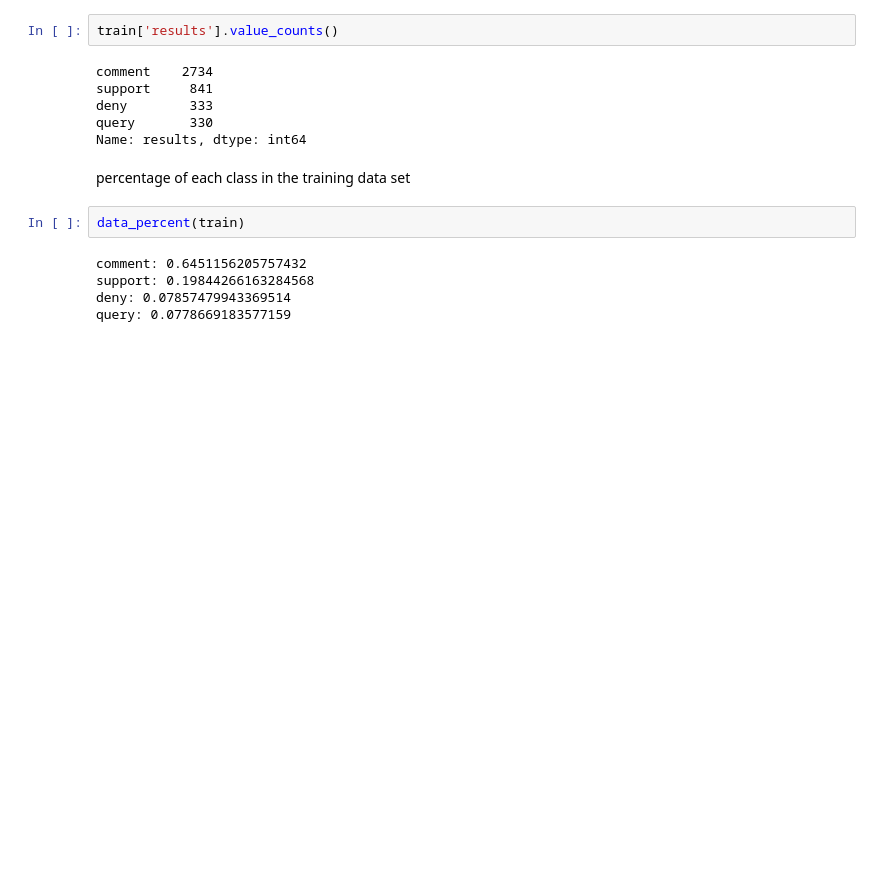
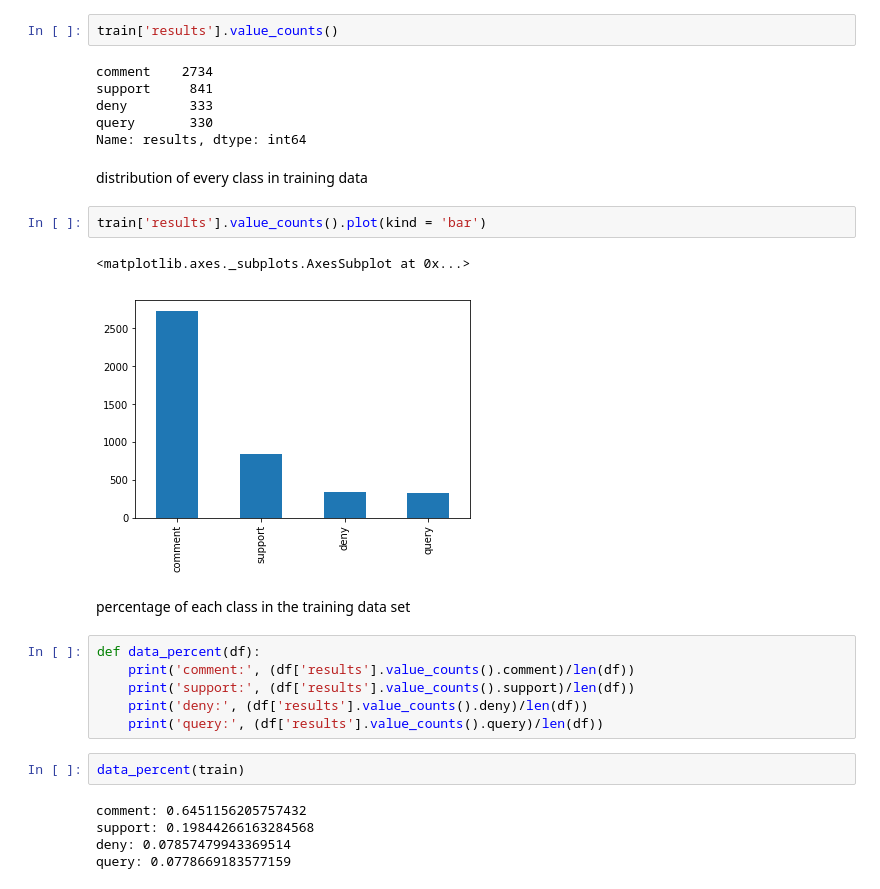
Before and after one commit to NicoleLam/NLP-text-classification, a Jupyter notebook: data_analysis.ipynb, the cells around one changed output. Drawn from its saved outputs; the diff is of its cells as text; blank space fills up the shorter version.

Commit message:
update data analysis notebook
add error analysis on dev data and add data visualization

```diff
--- a/data_analysis.ipynb
+++ b/data_analysis.ipynb
@@ -82,8 +149,21 @@ support     841
 deny        333
 query       330
 Name: results, dtype: int64
+# %% [markdown]
+distribution of every class in training data
+# %%
+train['results'].value_counts().plot(kind = 'bar')
+# %% [output]
+<matplotlib.axes._subplots.AxesSubplot at 0x...>
+[figure, added]
 # %% [markdown]
 percentage of each class in the training data set
+# %%
+def data_percent(df):
+    print('comment:', (df['results'].value_counts().comment)/len(df))
+    print('support:', (df['results'].value_counts().support)/len(df))
+    print('deny:', (df['results'].value_counts().deny)/len(df))
+    print('query:', (df['results'].value_counts().query)/len(df))
 # %%
 data_percent(train)
 # %% [output]
```
Also changed, not shown: parts of 19 cells of this notebook.
